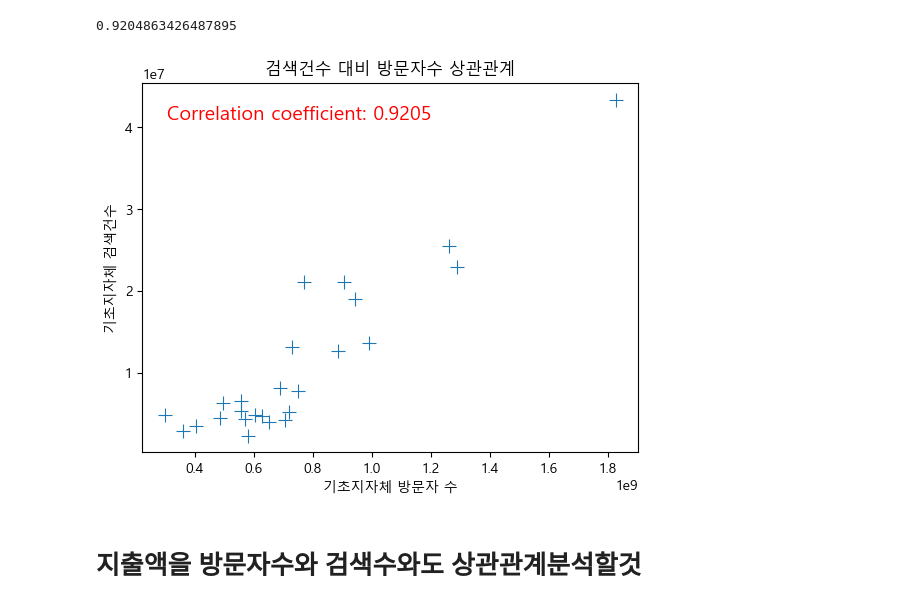
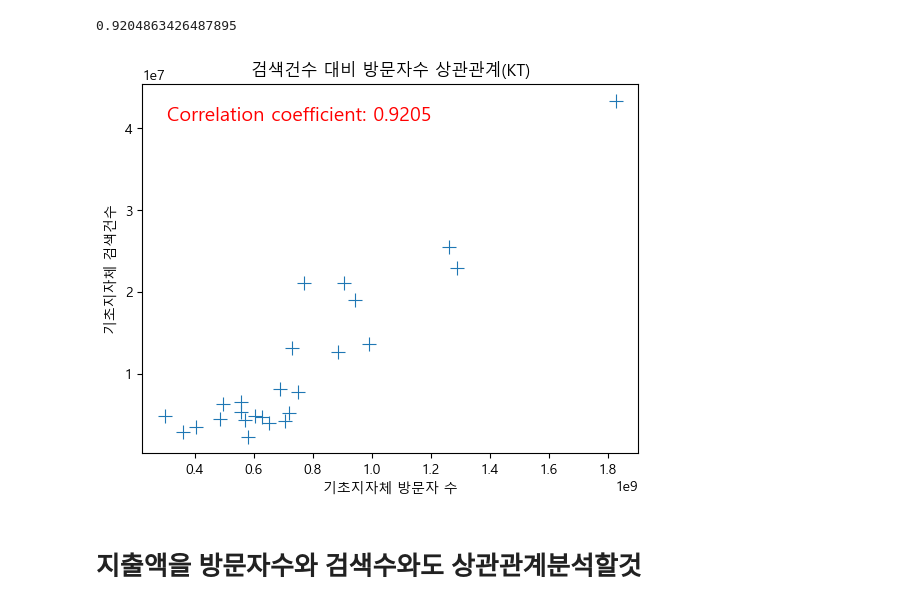
Before and after one commit to sdkim96/Login_project, a Jupyter notebook: Data_analysis_visualization/correlation_analysis.ipynb, the cells around one changed output. Saved outputs shown, nothing was run; the diff lists cells and outputs as text; code cells hidden in the pictures.

```diff
--- a/Data_analysis_visualization/correlation_analysis.ipynb
+++ b/Data_analysis_visualization/correlation_analysis.ipynb
@@ -133,10 +135,10 @@ corr_coef
 # %%
 sns.scatterplot(data=df_merged, x='기초지자체 방문자 수', y='기초지자체 검색건수', marker='+', s=100)
 plt.annotate(f"Correlation coefficient: {corr_coef:.4f}", xy=(0.05, 0.90), xycoords='axes fraction'
             , fontsize=14, color='red')
-plt.title('검색건수 대비 방문자수 상관관계')
+plt.title('검색건수 대비 방문자수 상관관계(KT)')
 plt.show()
 # %% [output]
-[figure, old version]
+[figure, new version]
 # %% [markdown]
 # 지출액을 방문자수와 검색수와도 상관관계분석할것
```
Also changed, not shown: parts of 11 cells of this notebook.
